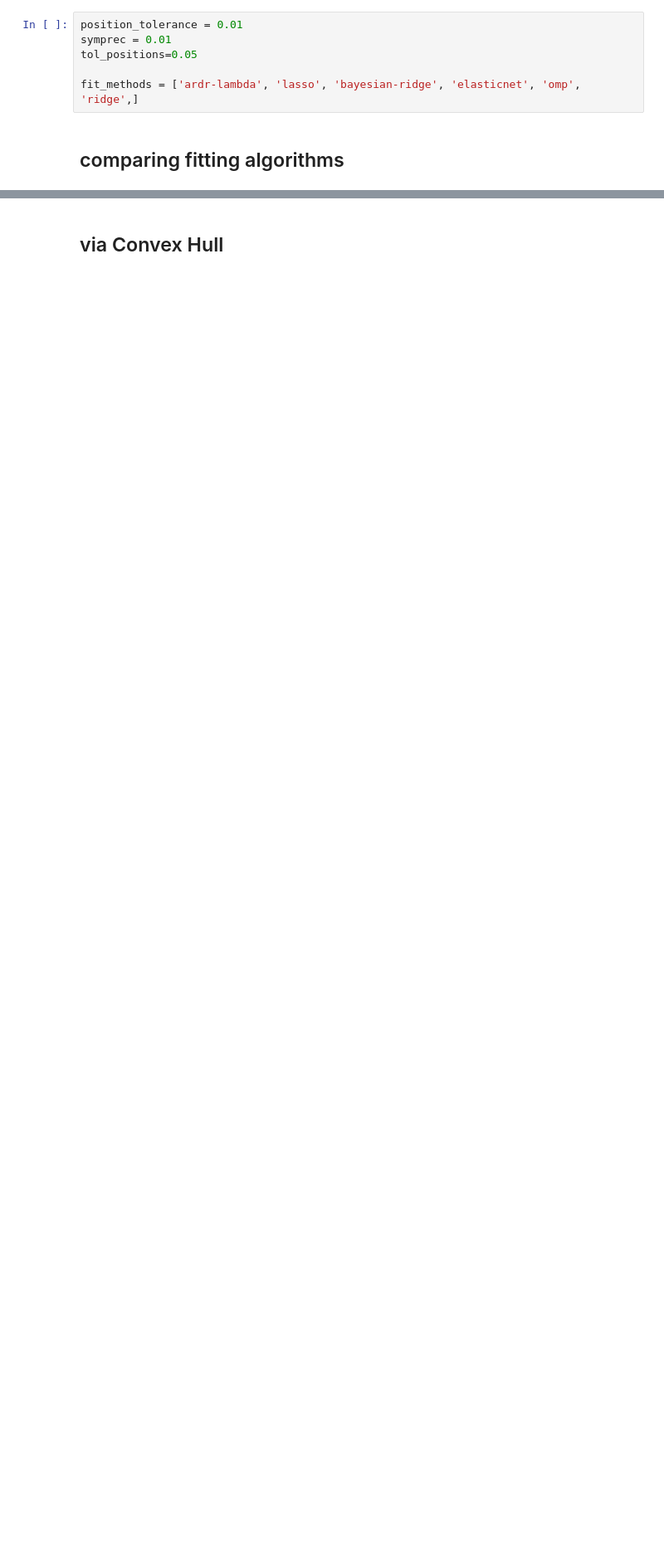
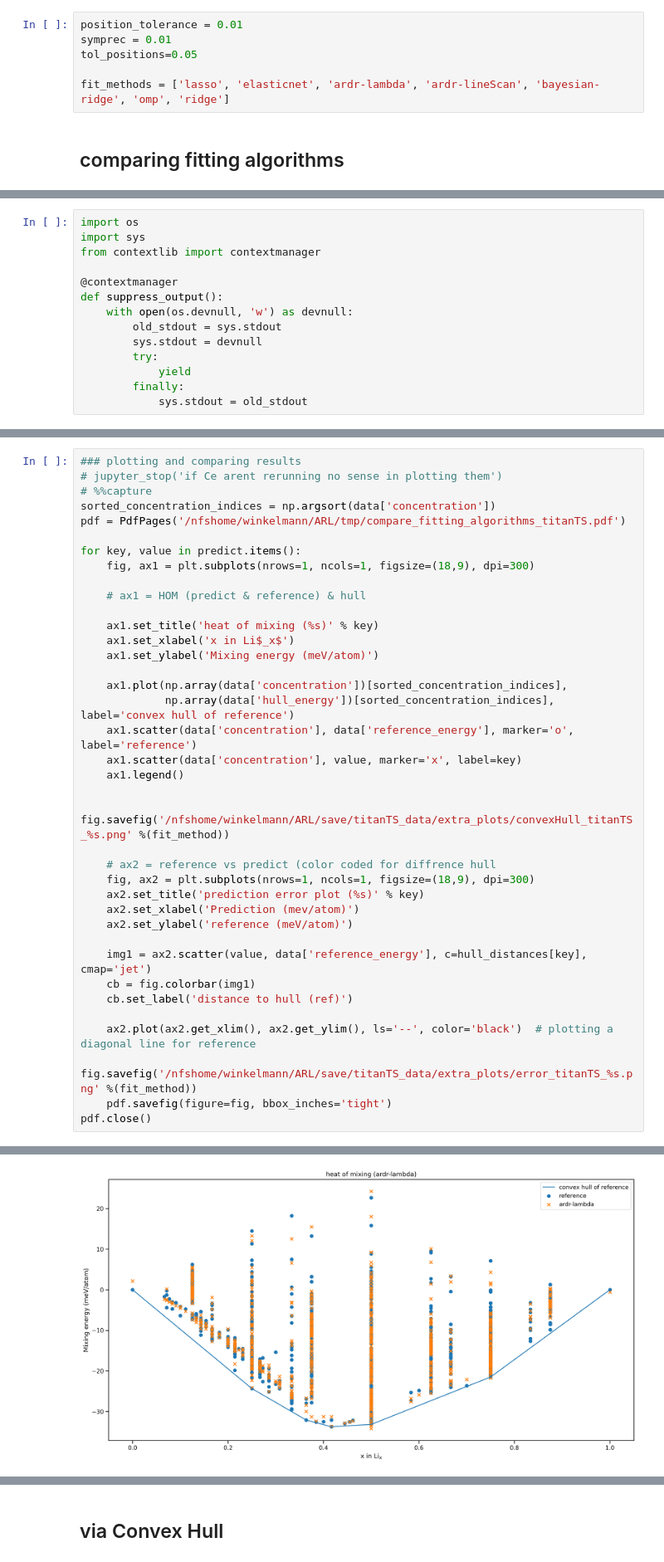
Before and after one commit to JohnLawrenceWargrave/jupyter_for_ARL, a Jupyter notebook: edit_CE_plot_Hull_jochen.ipynb, the cells around one changed output, grey strips where cells are left out. Shown at 83% size. Saved outputs shown, nothing was run; the diff lists cells and outputs as text; blank space fills up the shorter version.

```diff
--- a/edit_CE_plot_Hull_jochen.ipynb
+++ b/edit_CE_plot_Hull_jochen.ipynb
@@ -466,6 +538,6 @@ position_tolerance = 0.01
 symprec = 0.01
 tol_positions=0.05
 
-fit_methods = ['ardr-lambda', 'lasso', 'bayesian-ridge', 'elasticnet', 'omp', 'ridge',]
+fit_methods = ['lasso', 'elasticnet', 'ardr-lambda', 'ardr-lineScan', 'bayesian-ridge', 'omp', 'ridge']
 # %% [markdown]
 ## comparing fitting algorithms
@@ -517,2 +544,16 @@ ServerApp.rate_limit_window=3.0 (secs)
+# %%
+import os
+import sys
+from contextlib import contextmanager
+
+@contextmanager
+def suppress_output():
+    with open(os.devnull, 'w') as devnull:
+        old_stdout = sys.stdout
+        sys.stdout = devnull
+        try:
+            yield
+        finally:
+            sys.stdout = old_stdout
 # %%
 # jupyter_stop('dont rerun all CE creation if not necessary')
@@ -630,0 +625,39 @@ pdf.close()
+# %%
+### plotting and comparing results
+# jupyter_stop('if Ce arent rerunning no sense in plotting them')
+# %%capture
+sorted_concentration_indices = np.argsort(data['concentration'])
+pdf = PdfPages('/nfshome/winkelmann/ARL/tmp/compare_fitting_algorithms_titanTS.pdf')
+
+for key, value in predict.items():
+    fig, ax1 = plt.subplots(nrows=1, ncols=1, figsize=(18,9), dpi=300)
+
+    # ax1 = HOM (predict & reference) & hull
+
+    ax1.set_title('heat of mixing (%s)' % key)
+    ax1.set_xlabel('x in Li$_x$')
+    ax1.set_ylabel('Mixing energy (meV/atom)')
+
+    ax1.plot(np.array(data['concentration'])[sorted_concentration_indices],
+             np.array(data['hull_energy'])[sorted_concentration_indices], label='convex hull of reference')
+    ax1.scatter(data['concentration'], data['reference_energy'], marker='o', label='reference')
+    ax1.scatter(data['concentration'], value, marker='x', label=key)
+    ax1.legend()
+
+    fig.savefig('/nfshome/winkelmann/ARL/save/titanTS_data/extra_plots/convexHull_titanTS_%s.png' %(fit_method))
+
+    # ax2 = reference vs predict (color coded for diffrence hull
+    fig, ax2 = plt.subplots(nrows=1, ncols=1, figsize=(18,9), dpi=300)
+    ax2.set_title('prediction error plot (%s)' % key)
+    ax2.set_xlabel('Prediction (mev/atom)')
+    ax2.set_ylabel('reference (meV/atom)')
+
+    img1 = ax2.scatter(value, data['reference_energy'], c=hull_distances[key], cmap='jet')
+    cb = fig.colorbar(img1)
+    cb.set_label('distance to hull (ref)')
+
+    ax2.plot(ax2.get_xlim(), ax2.get_ylim(), ls='--', color='black')  # plotting a diagonal line for reference
+    fig.savefig('/nfshome/winkelmann/ARL/save/titanTS_data/extra_plots/error_titanTS_%s.png' %(fit_method))
+    pdf.savefig(figure=fig, bbox_inches='tight')
+pdf.close()
+# %% [output]
@@ -630,0 +665 @@ pdf.close()
+[figure, added]
```
Also changed, not shown: parts of 13 cells of this notebook.
